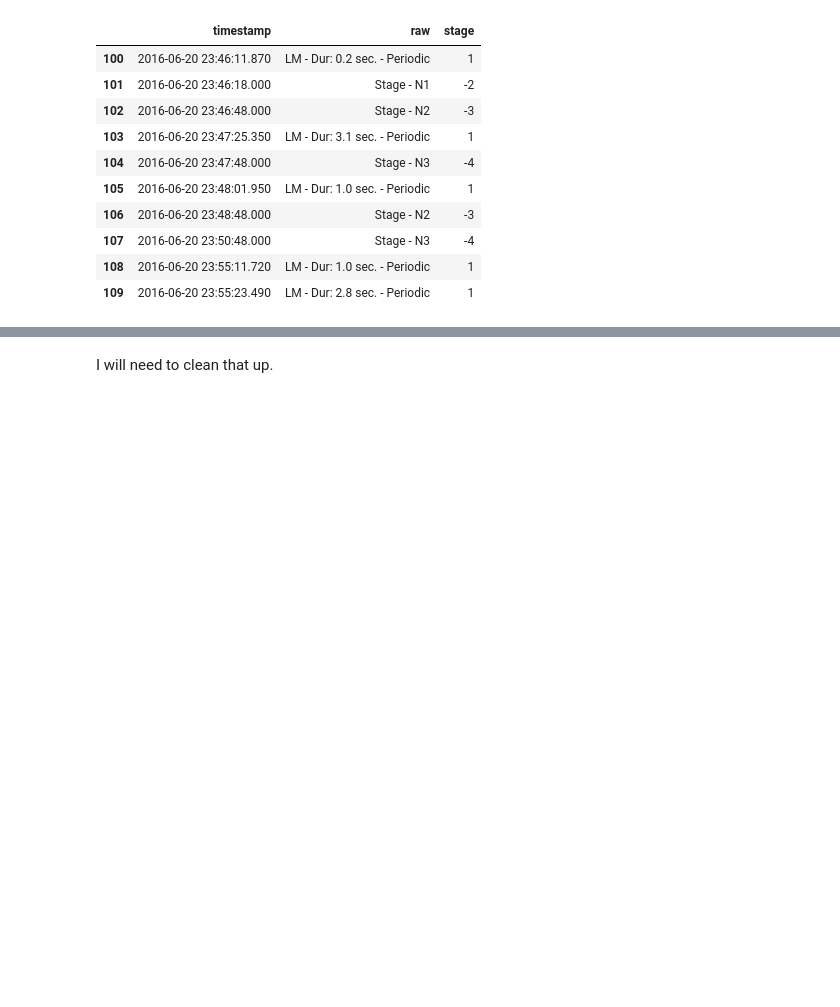
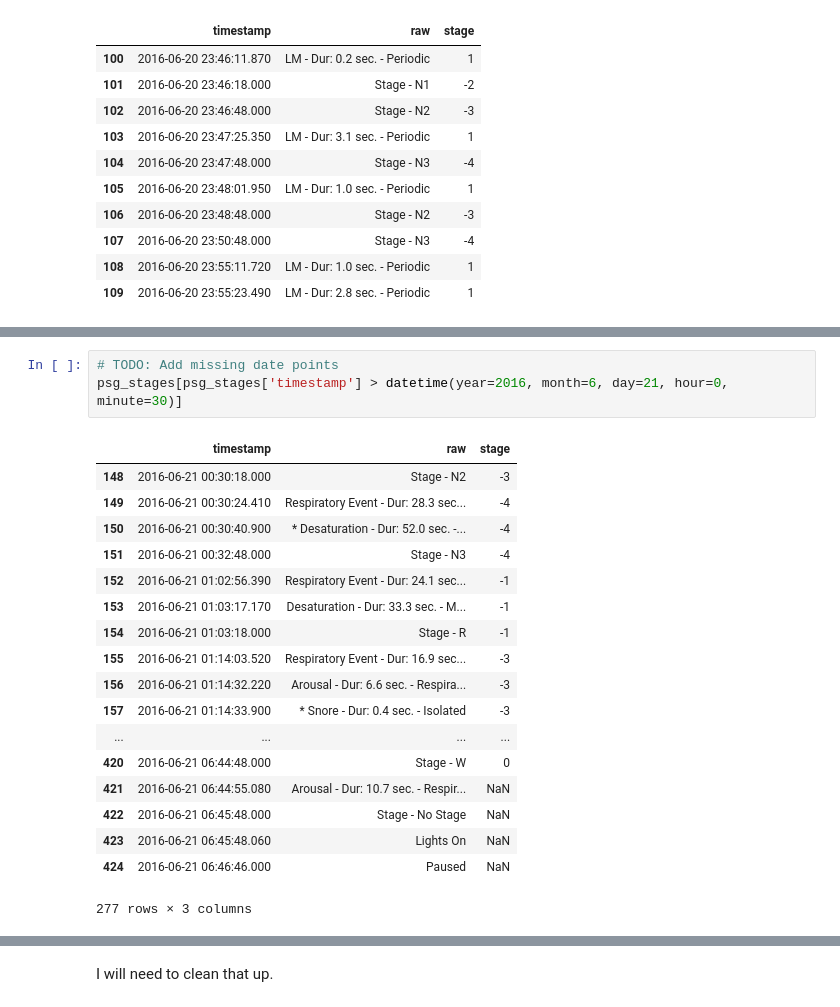
Before and after one commit to pawelngei/neuroon-notebook, a Jupyter notebook: NeuroOn.ipynb, the cells around one changed output, grey strips where cells are left out. Drawn from its saved outputs; the diff is of its cells as text; blank space fills up the shorter version.

```diff
--- a/NeuroOn.ipynb
+++ b/NeuroOn.ipynb
@@ -413,3 +415,25 @@ pp.show()
+# %%
+# TODO: Add missing date points
+psg_stages[psg_stages['timestamp'] > datetime(year=2016, month=6, day=21, hour=0, minute=30)]
+# %% [output]
+|  | timestamp | raw | stage |
+| 148 | 2016-06-21 00:30:18.000 | Stage - N2 | -3 |
+| 149 | 2016-06-21 00:30:24.410 | Respiratory Event - Dur: 28.3 sec... | -4 |
+| 150 | 2016-06-21 00:30:40.900 | * Desaturation - Dur: 52.0 sec. -... | -4 |
+| 151 | 2016-06-21 00:32:48.000 | Stage - N3 | -4 |
+| 152 | 2016-06-21 01:02:56.390 | Respiratory Event - Dur: 24.1 sec... | -1 |
+| 153 | 2016-06-21 01:03:17.170 | Desaturation - Dur: 33.3 sec. - M... | -1 |
+| 154 | 2016-06-21 01:03:18.000 | Stage - R | -1 |
+| 155 | 2016-06-21 01:14:03.520 | Respiratory Event - Dur: 16.9 sec... | -3 |
+| 156 | 2016-06-21 01:14:32.220 | Arousal - Dur: 6.6 sec. - Respira... | -3 |
+| 157 | 2016-06-21 01:14:33.900 | * Snore - Dur: 0.4 sec. - Isolated | -3 |
+| ... | ... | ... | ... |
+| 420 | 2016-06-21 06:44:48.000 | Stage - W | 0 |
+| 421 | 2016-06-21 06:44:55.080 | Arousal - Dur: 10.7 sec. - Respir... | NaN |
+| 422 | 2016-06-21 06:45:48.000 | Stage - No Stage | NaN |
+| 423 | 2016-06-21 06:45:48.060 | Lights On | NaN |
+| 424 | 2016-06-21 06:46:46.000 | Paused | NaN |
+277 rows × 3 columns
 # %%
 # finally, PSG / Neuroon
 
```
Also changed, not shown: parts of 4 cells of this notebook.
